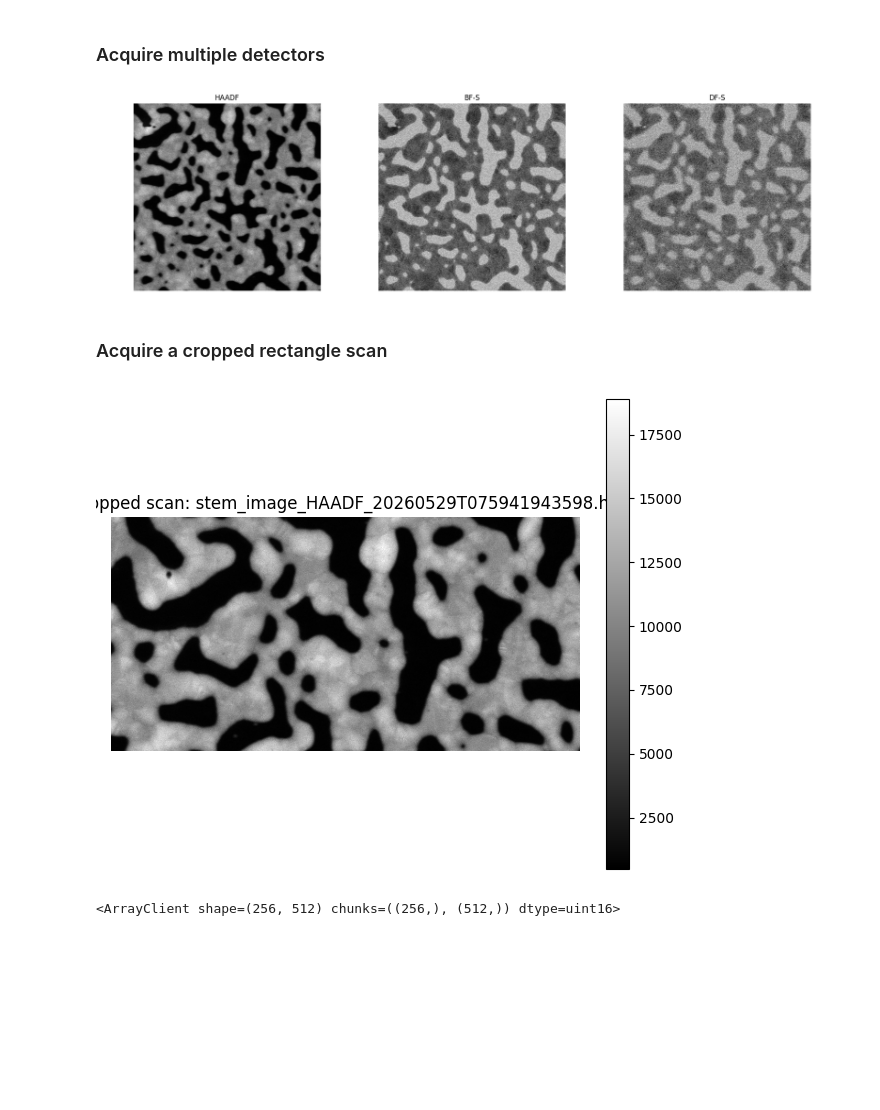
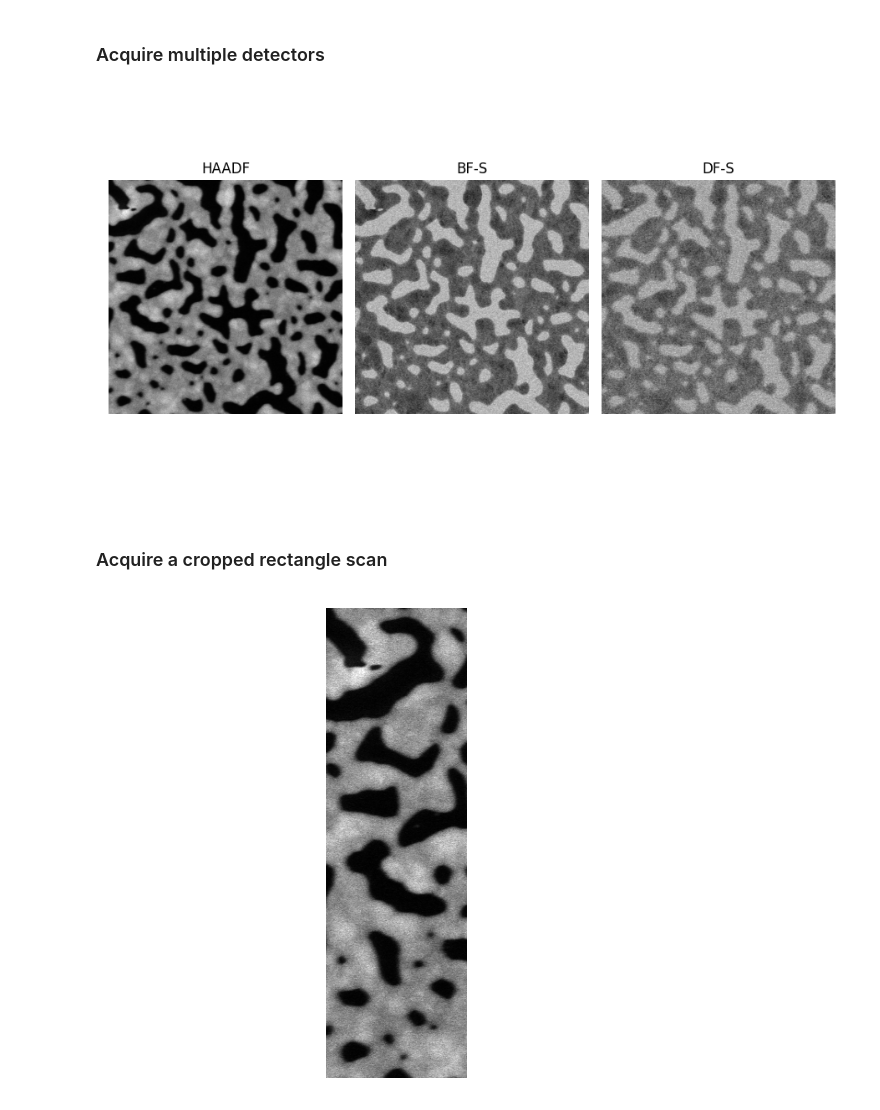
Before and after one commit to 1996suryamandalreddy-maker/asyncroscopy, a Jupyter notebook: notebooks/02_Image_Acquisition.ipynb, the cells around one changed output. Drawn from its saved outputs; the diff is of its cells as text; code cells hidden in the pictures; blank space fills up the shorter version.

```diff
--- a/notebooks/02_Image_Acquisition.ipynb
+++ b/notebooks/02_Image_Acquisition.ipynb
@@ -145,47 +128,40 @@ plt.tight_layout()
 # %%
 scan.dwell_time = 1e-6
 scan.imsize = 512
 scan.scan_region = [0, 0, 1, 1]
 
 key = microscope.acquire_scanned_image(["HAADF", "BF-S", "DF-S"])
 dset = client[key]["image"]
 
 images = []
 names = []
 for detector_name in dset:
     image = dset[detector_name].read()
     images.append(image)
     names.append(detector_name)
 
-fig, axes = plt.subplots(1, len(images), figsize=(6 * len(images), 5))
+fig, axes = plt.subplots(1, len(images), figsize=(3 * len(images), 5))
 for ax, im, n in zip(axes, images, names):
     ax.imshow(im, cmap="gray")
     ax.set_title(str(n).upper())
     ax.axis("off")
 fig.tight_layout()
 # %% [output]
-[figure, old version]
+[figure, new version]
 # %% [markdown]
 ### Acquire a cropped rectangle scan
 # %%
 scan.dwell_time = 1e-6
 scan.imsize = 512
-scan.scan_region = [0, 0, 1, 0.5]
+scan.scan_region = [0, 0, .3, 1]
 
 key = microscope.acquire_scanned_image(["HAADF"])
 dset = client[key]["image"]
-
-
+image = dset["HAADF"].read()
 
 fig, ax = plt.subplots(figsize=(6, 5))
-im = ax.imshow(image, cmap="gray")
-ax.set_title(f"Cropped scan: {key}")
+ax.imshow(image, cmap="gray")
 ax.axis("off")
-plt.colorbar(im, ax=ax, fraction=0.046)
 plt.tight_layout()
 # %% [output]
-[figure, old version]
+[figure, new version]
-# %%
-dset
-# %% [output]
-<ArrayClient shape=(256, 512) chunks=((256,), (512,)) dtype=uint16>
```
Also changed, not shown: parts of 4 cells of this notebook, 8 other files.
